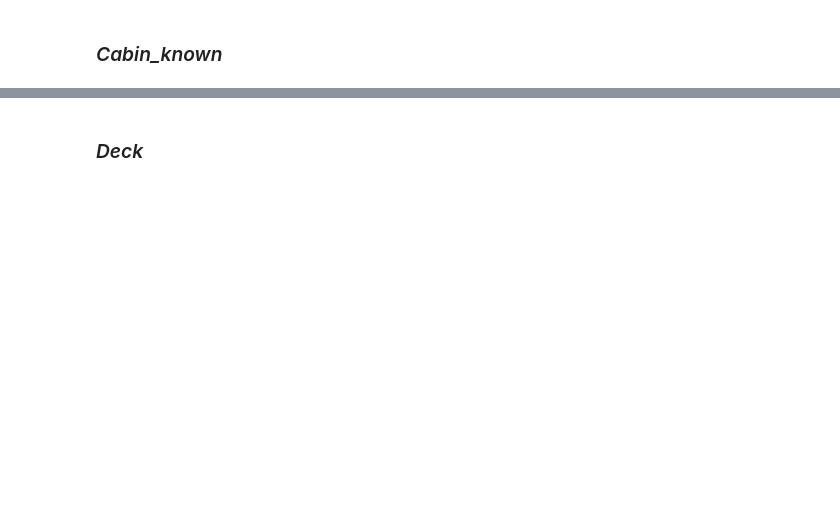
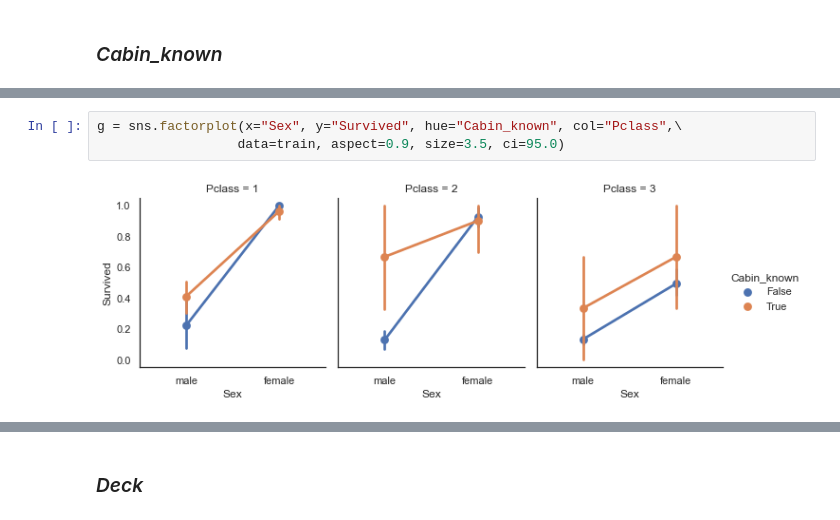
Before and after one commit to SANGSEOSEO/philosophy_datascience, a Jupyter notebook: 08.Kaggle_Dacon/titanic/titanic-for-python.ipynb, the cells around one changed output, grey strips where cells are left out. Saved outputs shown, nothing was run; the diff lists cells and outputs as text; blank space fills up the shorter version.

```diff
--- a/08.Kaggle_Dacon/titanic/titanic-for-python.ipynb
+++ b/08.Kaggle_Dacon/titanic/titanic-for-python.ipynb
@@ -1156,2 +1183,7 @@ As suspected, it is more likely to know the cabin of as passenger whod survived.
+# %%
+g = sns.factorplot(x="Sex", y="Survived", hue="Cabin_known", col="Pclass",\
+                  data=train, aspect=0.9, size=3.5, ci=95.0)
+# %% [output]
+[figure, added]
 # %%
 g = sns.factorplot(x="Sex", y="Survived", hue="Cabin_known", col="Pclass", data=train, aspect=0.9, size=3.5, ci=95.0)
```
Also changed, not shown: parts of 23 cells of this notebook.
